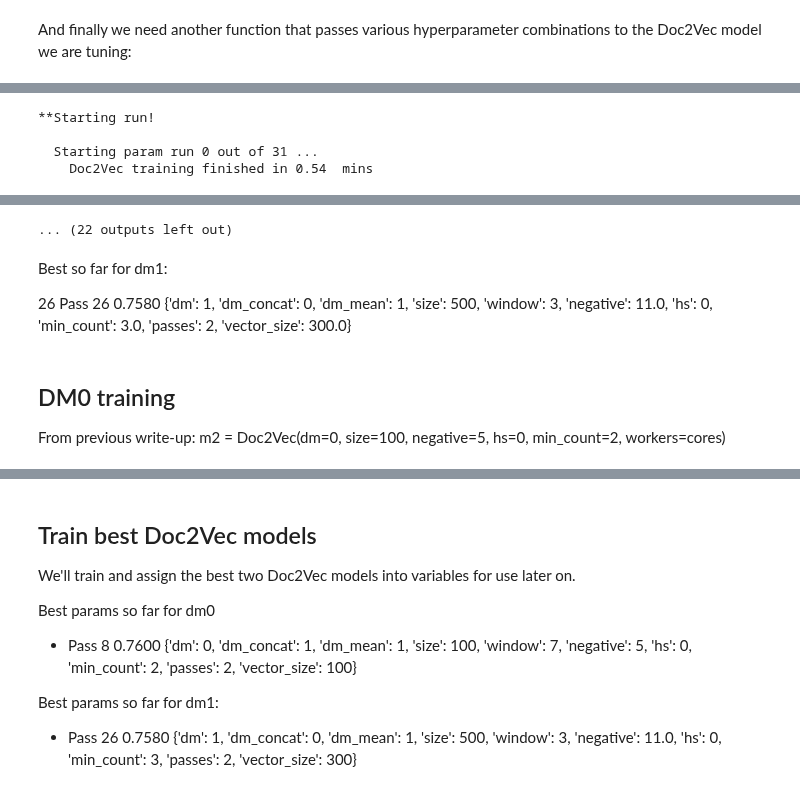
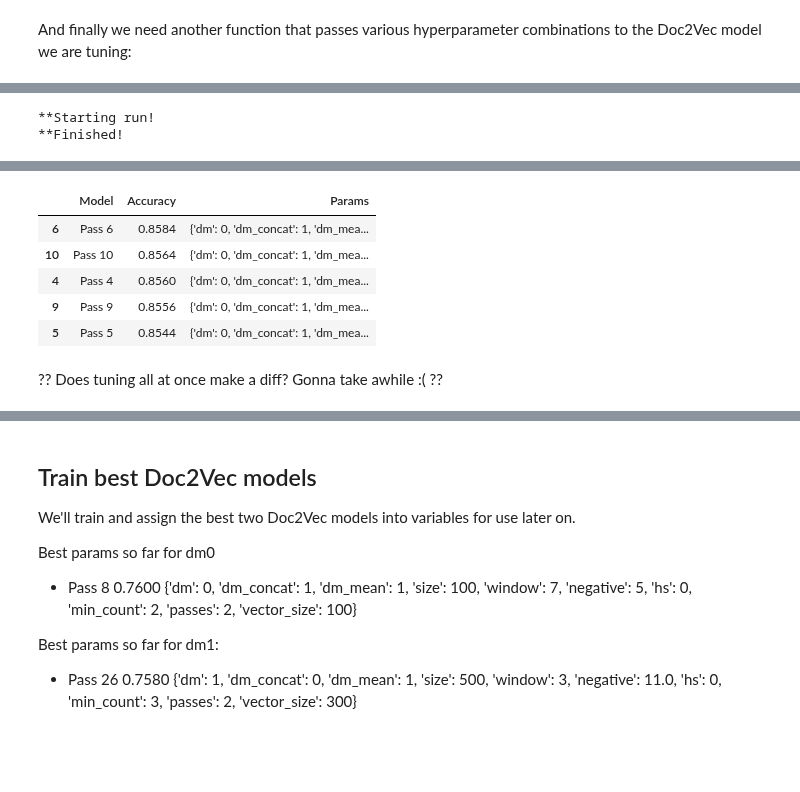
Before and after one commit to nrasch/Portfolio, a Jupyter notebook: Machine-Learning/Python/04-Classic-Datasets/Model-XGB-1.1.ipynb, the cells around one changed output, grey strips where cells are left out. Saved outputs shown, nothing was run; the diff lists cells and outputs as text; code cells hidden in the pictures; blank space fills up the shorter version.

```diff
--- a/Machine-Learning/Python/04-Classic-Datasets/Model-XGB-1.1.ipynb
+++ b/Machine-Learning/Python/04-Classic-Datasets/Model-XGB-1.1.ipynb
@@ -891,11 +968,30 @@ _df.sort_values(by = ['Accuracy'], ascending = [False])
+# %%
+def tunePVDBOW_2(silent = True):
+    print("**Starting run!")
+
+    params = []
+    base = {'dm':0, 'dm_concat':1, 'dm_mean': 1, 'size':300, 'window':7, 'negative':5,
+            'hs':0, 'min_count':2, 'passes':10, 'vector_size':300, 'dbow_words':0,
+            'alpha':0.025, 'minAlpha':0.001}
+
+
+    for negative in [2, 5, 8]:
+        for min_count in [1, 2, 5, 7]:
+            _ = copy.deepcopy(base)
+            _['negative'] = negative
+            _['min_count'] = min_count
+            params.append(_)
+
+    results = searchDoc2VecParamsBase(params, silent)
+    print("**Finished!")
+
+    return results
 # %%
-_df = searchParams(False)
+_df2 = tunePVDBOW_2()
 
 # Print results sorted by Accuracy desc
 pd.set_option('display.max_colwidth', -1)
-_df.sort_values(by = ['Accuracy'], ascending = [False]).head()
+_df2.sort_values(by = ['Accuracy'], ascending = [False]).head()
 # %% [output]
 **Starting run!
-
-  Starting param run 0 out of 31 ...
-    Doc2Vec training finished in 0.54  mins
+**Finished!
@@ -935,9 +998,6 @@ _df.sort_values(by = ['Accuracy'], ascending = [False]).head()
-... (22 outputs left out)
+|  | Model | Accuracy | Params |
+| 6 | Pass 6 | 0.8584 | {'dm': 0, 'dm_concat': 1, 'dm_mea... |
+| 10 | Pass 10 | 0.8564 | {'dm': 0, 'dm_concat': 1, 'dm_mea... |
+| 4 | Pass 4 | 0.8560 | {'dm': 0, 'dm_concat': 1, 'dm_mea... |
+| 9 | Pass 9 | 0.8556 | {'dm': 0, 'dm_concat': 1, 'dm_mea... |
+| 5 | Pass 5 | 0.8544 | {'dm': 0, 'dm_concat': 1, 'dm_mea... |
-# %% [markdown]
-Best so far for dm1:
-
-26 	Pass 26 	0.7580 	{'dm': 1, 'dm_concat': 0, 'dm_mean': 1, 'size': 500, 'window': 3, 'negative': 11.0, 'hs': 0, 'min_count': 3.0, 'passes': 2, 'vector_size': 300.0}
-# %% [markdown]
-## DM0 training
-
-From previous write-up:  m2 = Doc2Vec(dm=0, size=100, negative=5, hs=0, min_count=2, workers=cores)
@@ -1003,0 +1004,2 @@ def searchParams2(silent = True):
+# %% [markdown]
+?? Does tuning all at once make a diff?  Gonna take awhile  :(  ??
```
Also changed, not shown: parts of 26 cells of this notebook.
